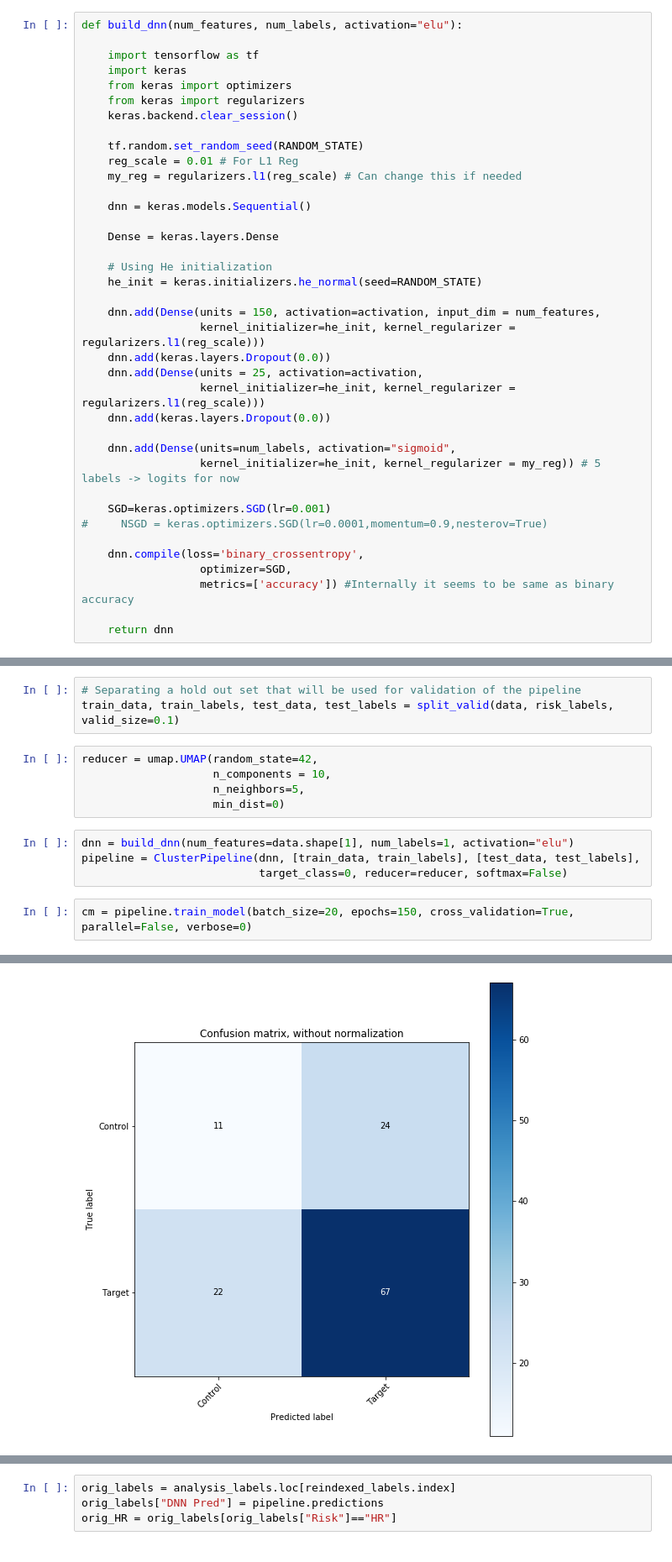
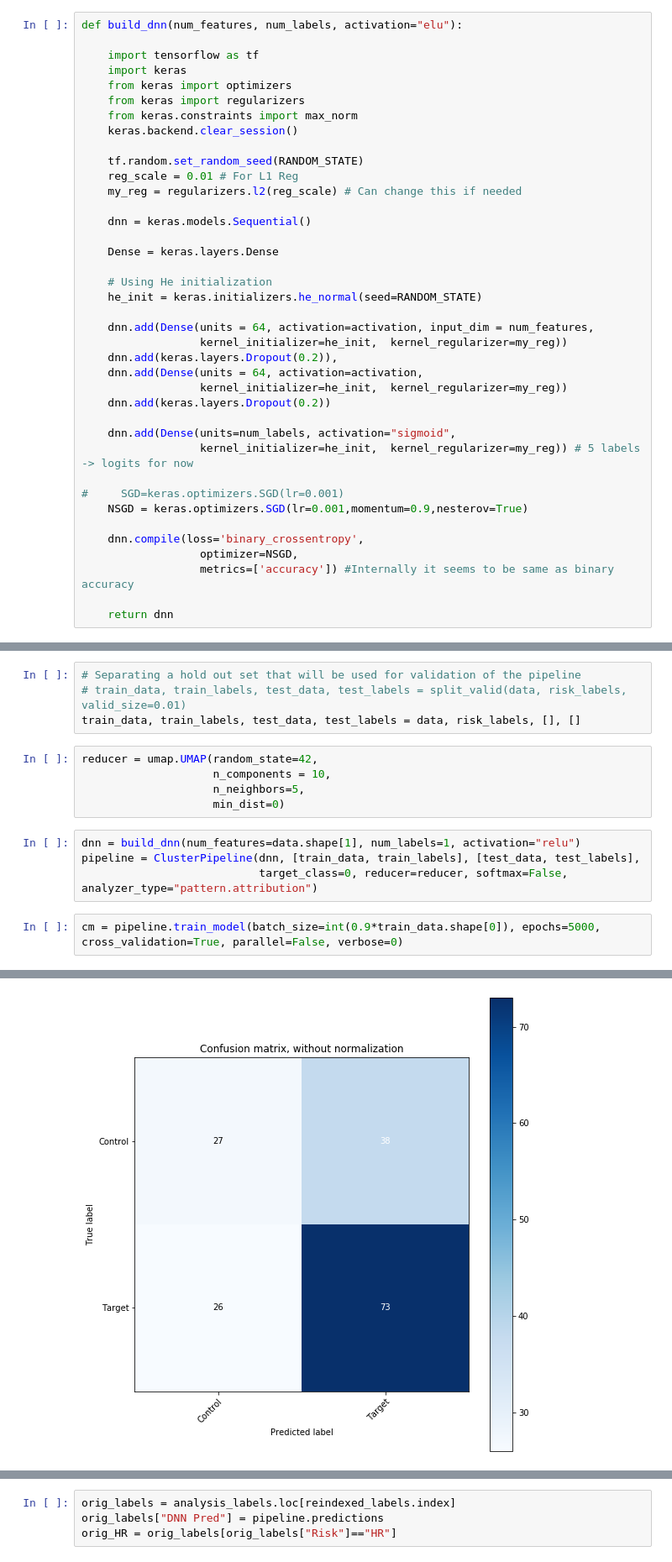
Before and after one commit to ahsanMah/interpretDL, a Jupyter notebook: ASD/HR_LR-post_gs.ipynb, the cells around one changed output, grey strips where cells are left out. Shown at 84% size. Saved outputs shown, nothing was run; the diff lists cells and outputs as text.

```diff
--- a/ASD/HR_LR-post_gs.ipynb
+++ b/ASD/HR_LR-post_gs.ipynb
@@ -149,11 +154,12 @@ def build_dnn(num_features, num_labels, activation="elu"):
     import keras
     from keras import optimizers
     from keras import regularizers
+    from keras.constraints import max_norm
     keras.backend.clear_session()
 
     tf.random.set_random_seed(RANDOM_STATE)
     reg_scale = 0.01 # For L1 Reg
-    my_reg = regularizers.l1(reg_scale) # Can change this if needed
+    my_reg = regularizers.l2(reg_scale) # Can change this if needed
 
     dnn = keras.models.Sequential()
 
@@ -162,21 +168,21 @@ def build_dnn(num_features, num_labels, activation="elu"):
     # Using He initialization
     he_init = keras.initializers.he_normal(seed=RANDOM_STATE)
 
-    dnn.add(Dense(units = 150, activation=activation, input_dim = num_features,
-                  kernel_initializer=he_init, kernel_regularizer = regularizers.l1(reg_scale)))
-    dnn.add(keras.layers.Dropout(0.0))
-    dnn.add(Dense(units = 25, activation=activation,
-                  kernel_initializer=he_init, kernel_regularizer = regularizers.l1(reg_scale)))
-    dnn.add(keras.layers.Dropout(0.0))
+    dnn.add(Dense(units = 64, activation=activation, input_dim = num_features,
+                  kernel_initializer=he_init,  kernel_regularizer=my_reg))
+    dnn.add(keras.layers.Dropout(0.2)),
+    dnn.add(Dense(units = 64, activation=activation,
+                  kernel_initializer=he_init,  kernel_regularizer=my_reg))
+    dnn.add(keras.layers.Dropout(0.2))
 
     dnn.add(Dense(units=num_labels, activation="sigmoid",
-                  kernel_initializer=he_init, kernel_regularizer = my_reg)) # 5 labels -> logits for now
+                  kernel_initializer=he_init,  kernel_regularizer=my_reg)) # 5 labels -> logits for now
 
-    SGD=keras.optimizers.SGD(lr=0.001)
-#     NSGD = keras.optimizers.SGD(lr=0.0001,momentum=0.9,nesterov=True)
+#     SGD=keras.optimizers.SGD(lr=0.001)
+    NSGD = keras.optimizers.SGD(lr=0.001,momentum=0.9,nesterov=True)
 
     dnn.compile(loss='binary_crossentropy',
-                  optimizer=SGD,
+                  optimizer=NSGD,
                   metrics=['accuracy']) #Internally it seems to be same as binary accuracy
 
     return dnn
@@ -356,18 +321,19 @@ n_neighbors is larger than the dataset size; truncating to X.shape[0] - 1
 ### Cross Validating
 # %%
 # Separating a hold out set that will be used for validation of the pipeline
-train_data, train_labels, test_data, test_labels = split_valid(data, risk_labels, valid_size=0.1)
+# train_data, train_labels, test_data, test_labels = split_valid(data, risk_labels, valid_size=0.01)
+train_data, train_labels, test_data, test_labels = data, risk_labels, [], []
 # %%
 reducer = umap.UMAP(random_state=42,
                     n_components = 10,
                     n_neighbors=5,
                     min_dist=0)
 # %%
-dnn = build_dnn(num_features=data.shape[1], num_labels=1, activation="elu")
+dnn = build_dnn(num_features=data.shape[1], num_labels=1, activation="relu")
 pipeline = ClusterPipeline(dnn, [train_data, train_labels], [test_data, test_labels],
-                           target_class=0, reducer=reducer, softmax=False)
+                           target_class=0, reducer=reducer, softmax=False, analyzer_type="pattern.attribution")
 # %%
-cm = pipeline.train_model(batch_size=20, epochs=150, cross_validation=True, parallel=False, verbose=0)
+cm = pipeline.train_model(batch_size=int(0.9*train_data.shape[0]), epochs=5000, cross_validation=True, parallel=False, verbose=0)
 # %% [output]
 Running Serial Crossvalidation
 Running worker: 0
@@ -388,2 +354,2 @@ Loading LRP Analyzers...
 Done!
-[figure, old version]
+[figure, new version]
```
Also changed, not shown: parts of 38 cells of this notebook, 2 other files.
